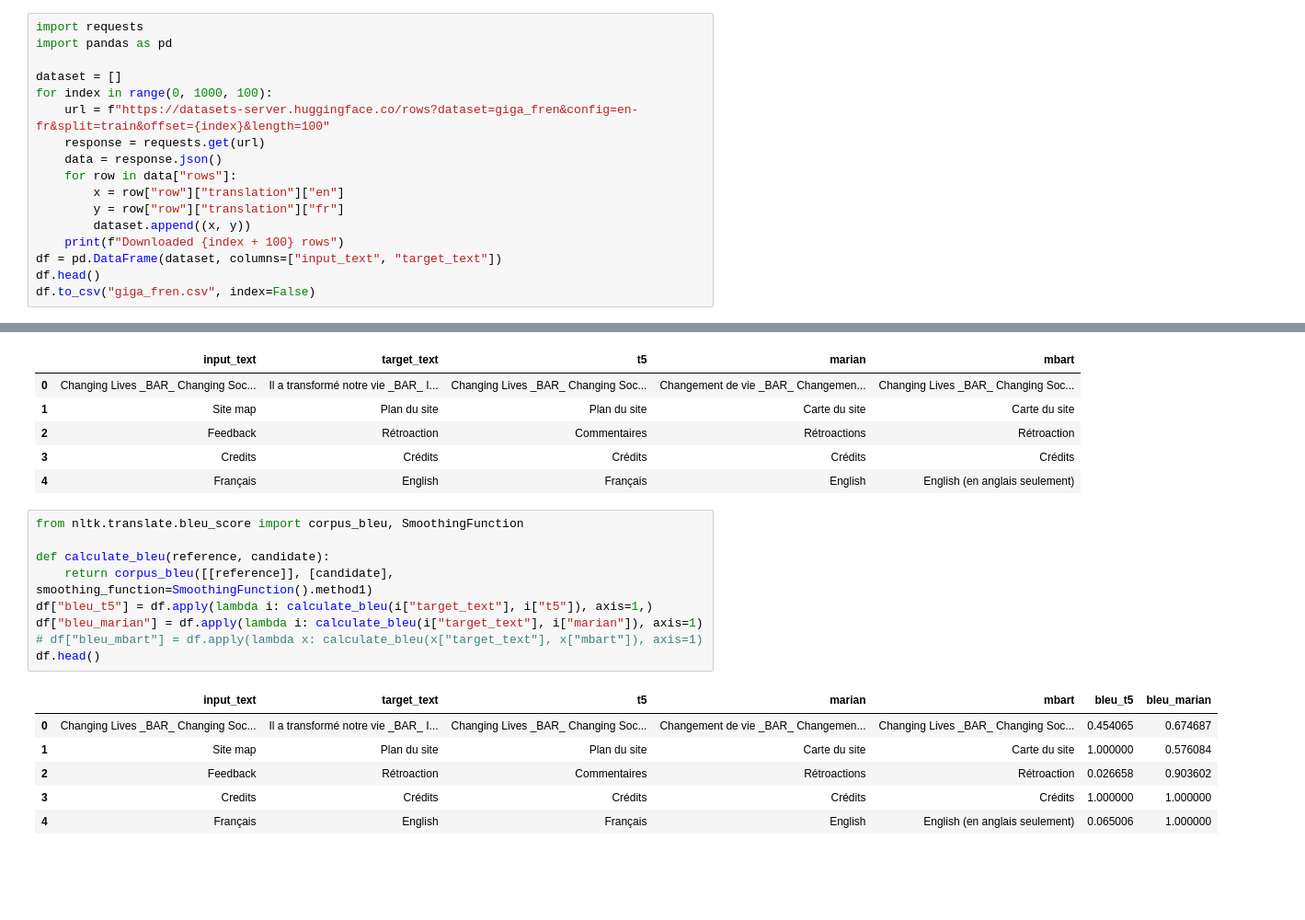
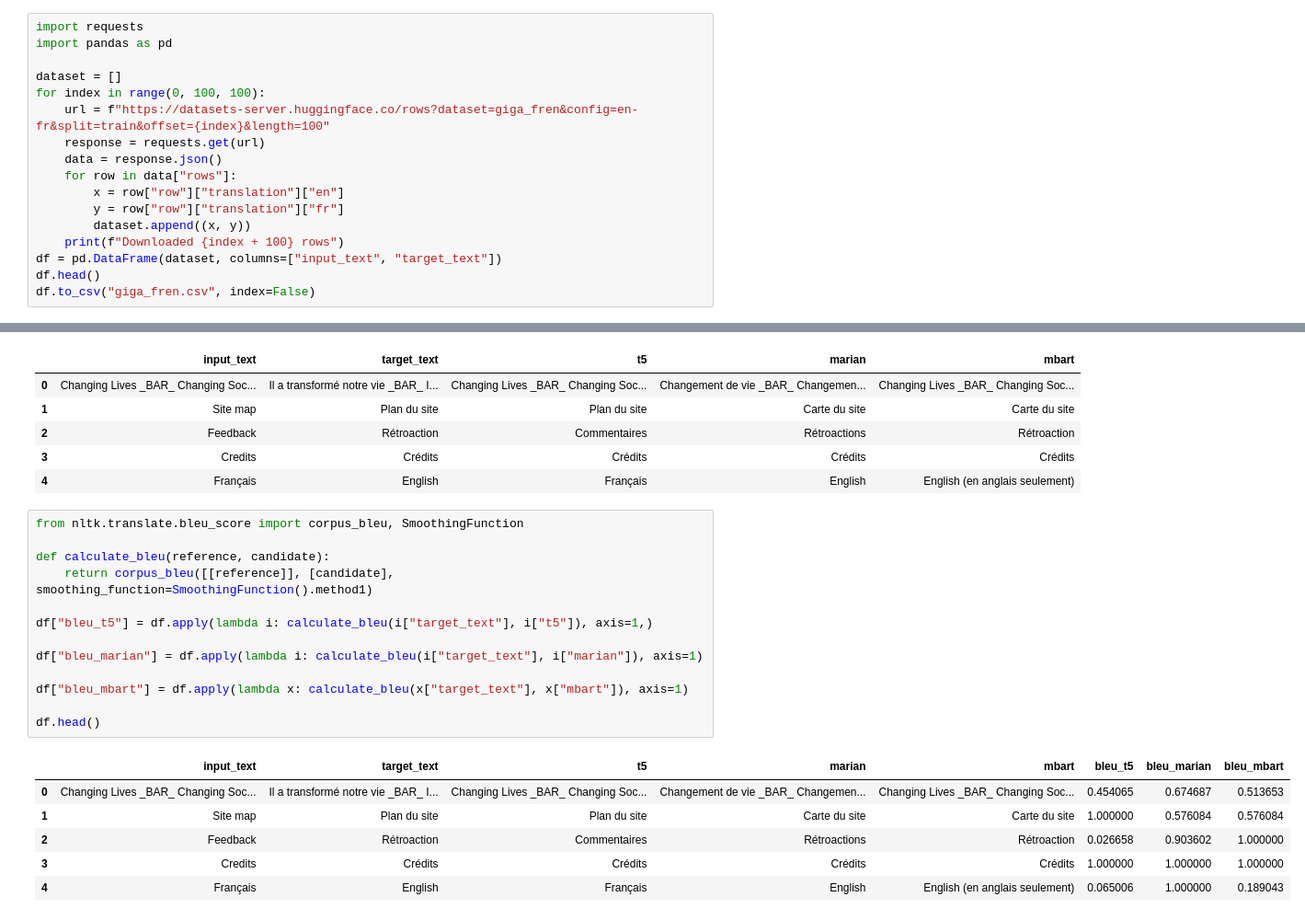
Before and after one commit to ArianQazvini/Transformers-Translation, a Jupyter notebook: transformers_metrics.ipynb, the cells around one changed output, grey strips where cells are left out. Shown: that part at 92% size. Saved outputs shown, nothing was run; the diff lists cells and outputs as text; blank space fills up the shorter version.

```diff
--- a/transformers_metrics.ipynb
+++ b/transformers_metrics.ipynb
@@ -45,7 +45,7 @@ import requests
 import pandas as pd
 
 dataset = []
-for index in range(0, 1000, 100):
+for index in range(0, 100, 100):
     url = f"https://datasets-server.huggingface.co/rows?dataset=giga_fren&config=en-fr&split=train&offset={index}&length=100"
     response = requests.get(url)
     data = response.json()
@@ -142,19 +147,23 @@ df.head()
 # %%
 from nltk.translate.bleu_score import corpus_bleu, SmoothingFunction
 
 def calculate_bleu(reference, candidate):
     return corpus_bleu([[reference]], [candidate], smoothing_function=SmoothingFunction().method1)
+
 df["bleu_t5"] = df.apply(lambda i: calculate_bleu(i["target_text"], i["t5"]), axis=1,)
+
 df["bleu_marian"] = df.apply(lambda i: calculate_bleu(i["target_text"], i["marian"]), axis=1)
-# df["bleu_mbart"] = df.apply(lambda x: calculate_bleu(x["target_text"], x["mbart"]), axis=1)
+
+df["bleu_mbart"] = df.apply(lambda x: calculate_bleu(x["target_text"], x["mbart"]), axis=1)
+
 df.head()
 # %% [output]
-|  | input_text | target_text | t5 | marian | mbart | bleu_t5 | bleu_marian |
-| 0 | Changing Lives _BAR_ Changing Soc... | Il a transformé notre vie _BAR_ I... | Changing Lives _BAR_ Changing Soc... | Changement de vie _BAR_ Changemen... | Changing Lives _BAR_ Changing Soc... | 0.454065 | 0.674687 |
-| 1 | Site map | Plan du site | Plan du site | Carte du site | Carte du site | 1.000000 | 0.576084 |
-| 2 | Feedback | Rétroaction | Commentaires | Rétroactions | Rétroaction | 0.026658 | 0.903602 |
-| 3 | Credits | Crédits | Crédits | Crédits | Crédits | 1.000000 | 1.000000 |
-| 4 | Français | English | Français | English | English (en anglais seulement) | 0.065006 | 1.000000 |
+|  | input_text | target_text | t5 | marian | mbart | bleu_t5 | bleu_marian | bleu_mbart |
+| 0 | Changing Lives _BAR_ Changing Soc... | Il a transformé notre vie _BAR_ I... | Changing Lives _BAR_ Changing Soc... | Changement de vie _BAR_ Changemen... | Changing Lives _BAR_ Changing Soc... | 0.454065 | 0.674687 | 0.513653 |
+| 1 | Site map | Plan du site | Plan du site | Carte du site | Carte du site | 1.000000 | 0.576084 | 0.576084 |
+| 2 | Feedback | Rétroaction | Commentaires | Rétroactions | Rétroaction | 0.026658 | 0.903602 | 1.000000 |
+| 3 | Credits | Crédits | Crédits | Crédits | Crédits | 1.000000 | 1.000000 | 1.000000 |
+| 4 | Français | English | Français | English | English (en anglais seulement) | 0.065006 | 1.000000 | 0.189043 |
 # %%
 # calculate average bleu score higher is better
 print(f"Average BLEU score for T5: {df['bleu_t5'].mean()}")
```
Also changed, not shown: parts of 6 cells of this notebook, 1 other file.
